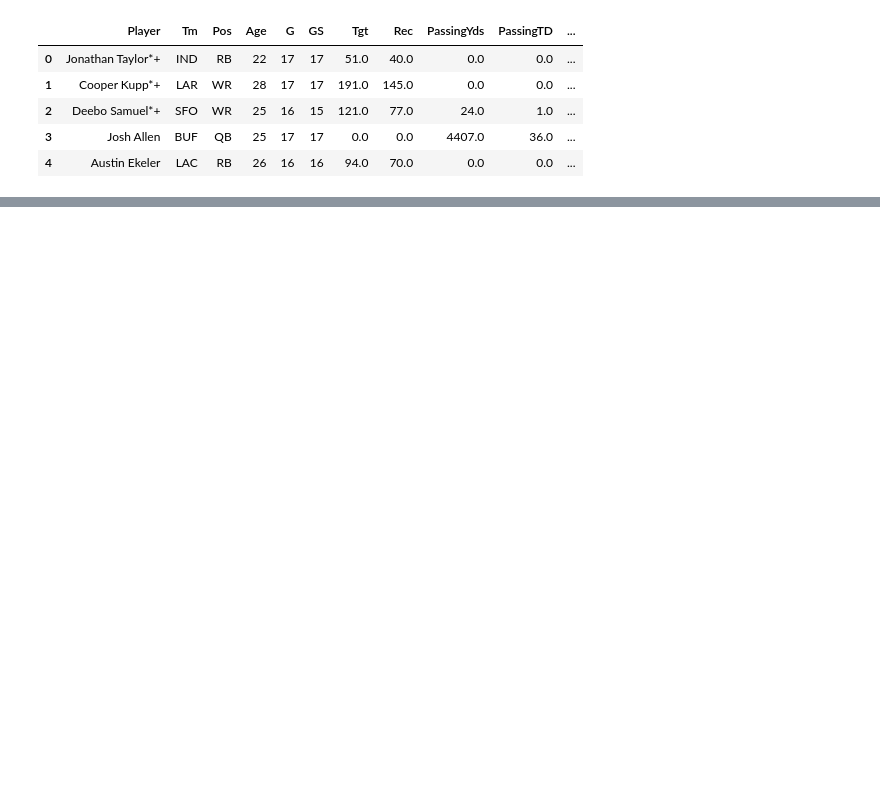
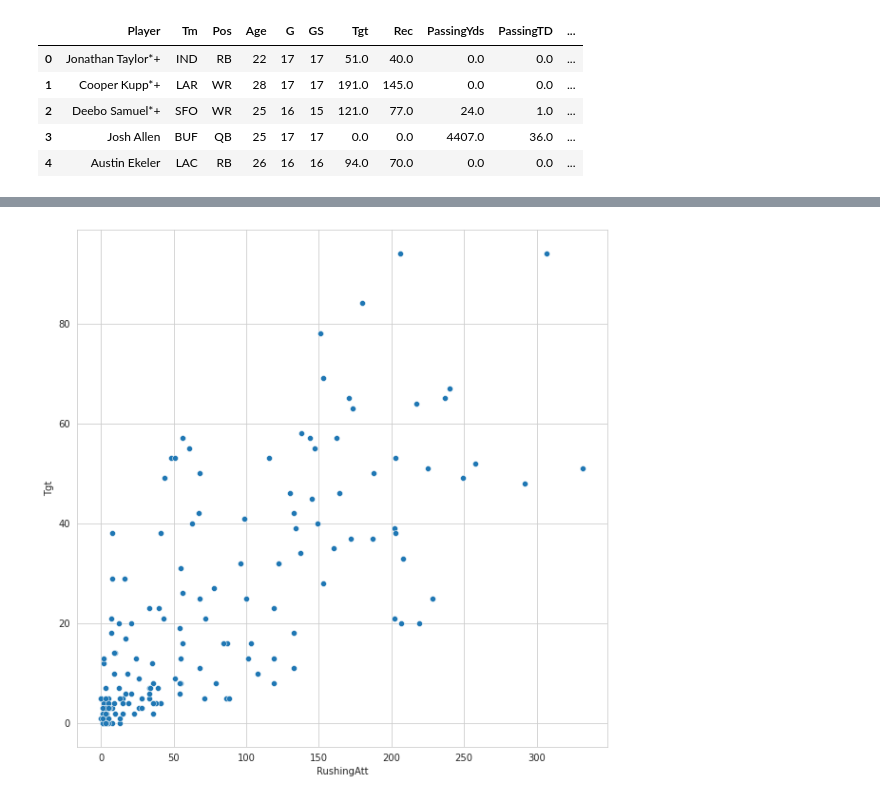
Before and after one commit to aaronpetryio/ffdp-exercises, a Jupyter notebook: ffdp_dataviz.ipynb, the cells around one changed output, grey strips where cells are left out. Saved outputs shown, nothing was run; the diff lists cells and outputs as text; code cells hidden in the pictures; blank space fills up the shorter version.

```diff
--- a/ffdp_dataviz.ipynb
+++ b/ffdp_dataviz.ipynb
@@ -19,0 +42,12 @@ df.head()
+# %%
+fantasy_scoring_weights = {
+    'RushingYds': 0.1,
+    'ReceivingYds': 0.1,
+    'ReceivingTD': 6,
+    'RushingTD': 6,
+    'FumblesLost': -2,
+    'Rec': 1
+}
+
+rb_df = df.loc[df['Pos'] == 'RB']
+rb_df.head()
@@ -19,0 +61,11 @@ df.head()
+# %%
+def get_fantasy_points(row):
+  g = row['G']
+
+  fantasy_points = sum(
+      [row[column]*weight for column, weight in fantasy_scoring_weights.items()]
+  )
+
+  return fantasy_points / g
+# %%
+rb_df['FantasyPoints/G'] = rb_df.apply(get_fantasy_points, axis = 1)
@@ -19,0 +81,8 @@ df.head()
+# %%
+sns.set_style('whitegrid')
+
+plt.figure(figsize=(10,10))
+
+sns.scatterplot(x=rb_df['RushingAtt'], y=rb_df['Tgt']);
+# %% [output]
+[figure, added]
```
Also changed, not shown: parts of 14 cells of this notebook.
